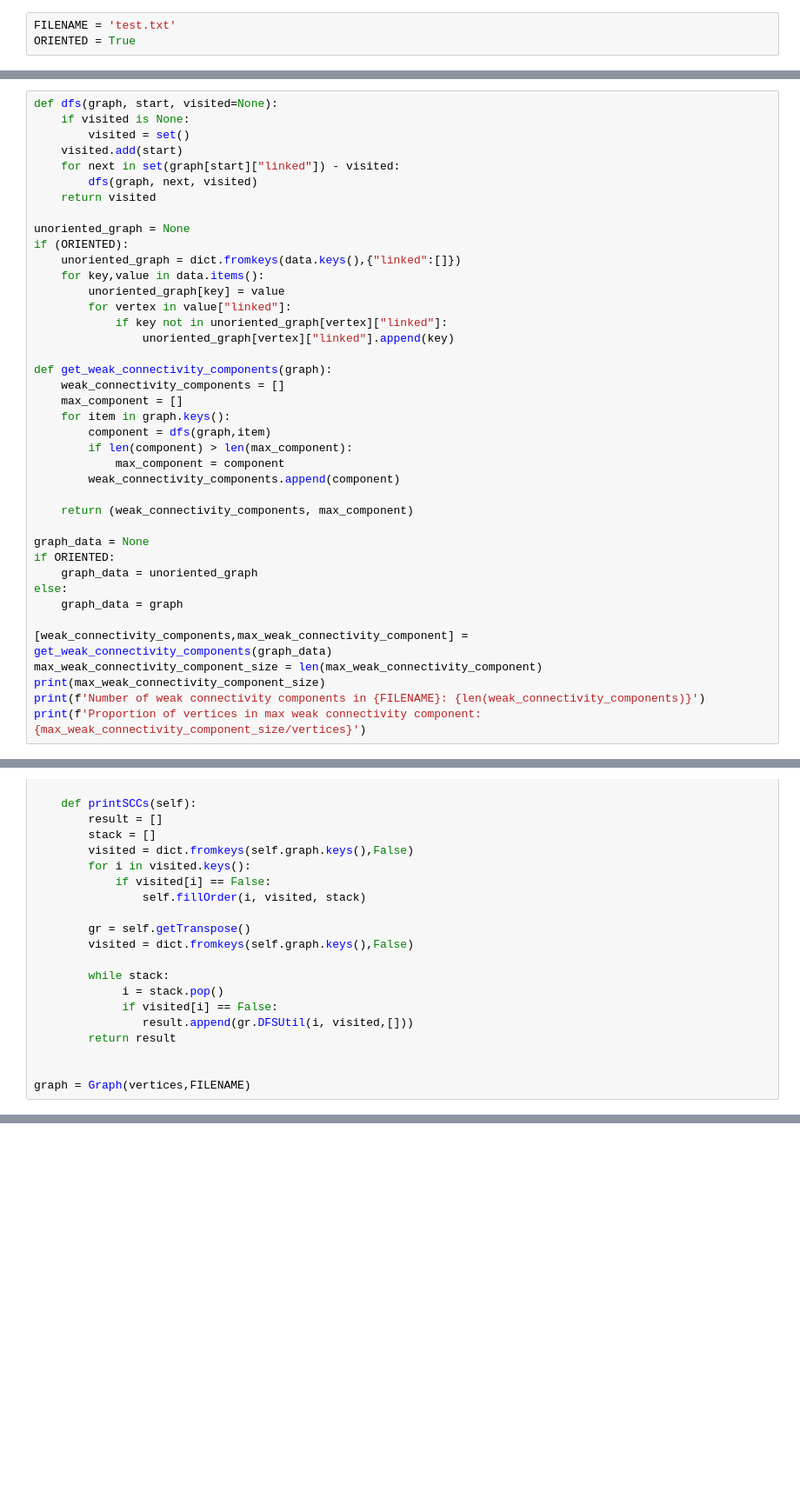
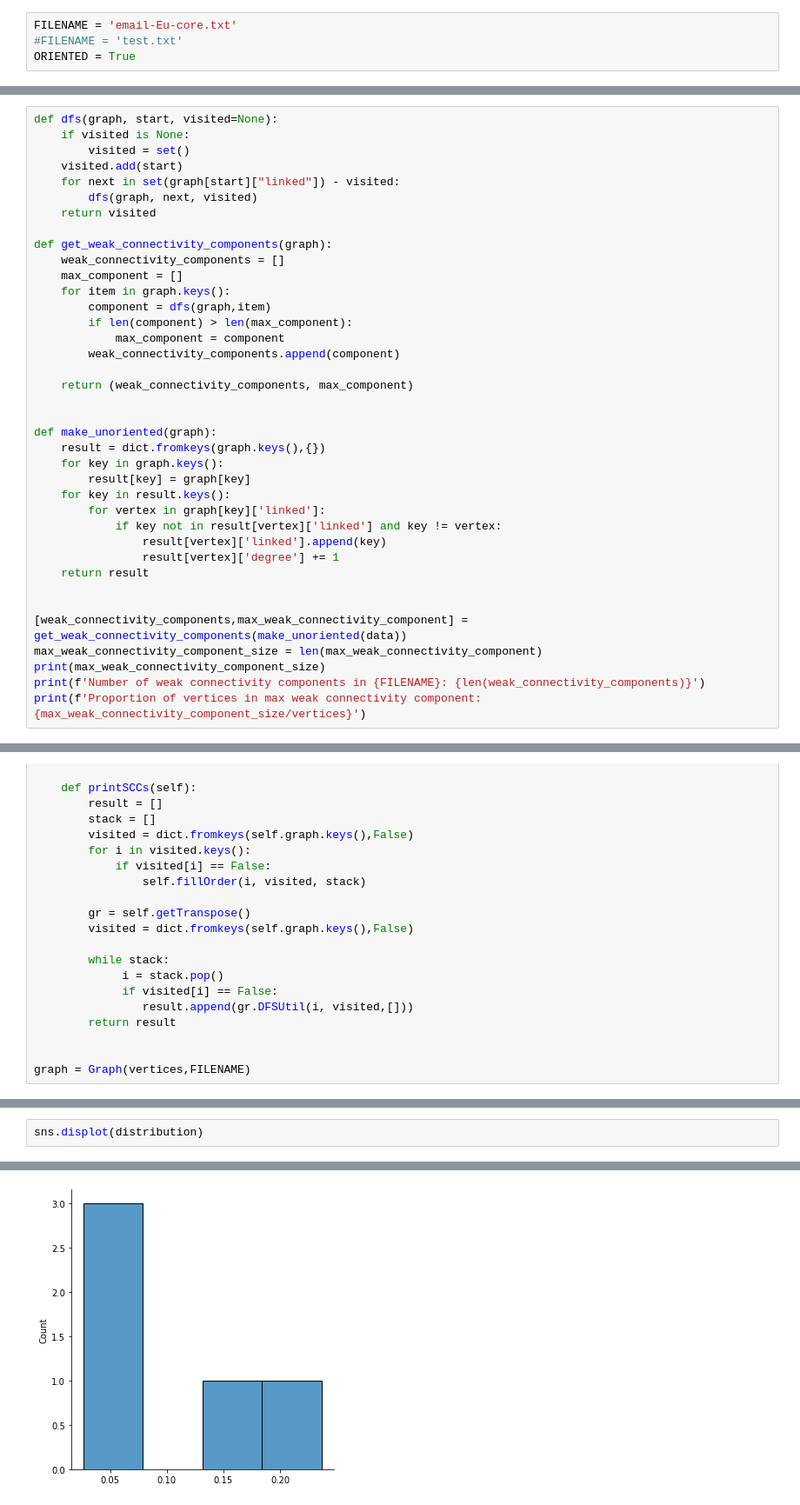
Before and after one commit to DaniilDDDDD/HugeNetworksAnalysis, a Jupyter notebook: connection_components.ipynb, the cells around one changed output, grey strips where cells are left out. Shown at 87% size. Drawn from its saved outputs; the diff is of its cells as text; blank space fills up the shorter version.

```diff
--- a/connection_components.ipynb
+++ b/connection_components.ipynb
@@ -138,5 +119,6 @@ Note: you may need to restart the kernel to use updated packages.
 # %%
-FILENAME = 'test.txt'
+FILENAME = 'email-Eu-core.txt'
+#FILENAME = 'test.txt'
 ORIENTED = True
 # %%
 data = parse(FILENAME, ORIENTED)
@@ -169,15 +158,6 @@ def dfs(graph, start, visited=None):
     for next in set(graph[start]["linked"]) - visited:
         dfs(graph, next, visited)
     return visited
-
-unoriented_graph = None
-if (ORIENTED):
-    unoriented_graph = dict.fromkeys(data.keys(),{"linked":[]})
-    for key,value in data.items():
-        unoriented_graph[key] = value
-        for vertex in value["linked"]:
-            if key not in unoriented_graph[vertex]["linked"]:
-                unoriented_graph[vertex]["linked"].append(key)
 
 def get_weak_connectivity_components(graph):
     weak_connectivity_components = []
@@ -190,13 +170,20 @@ def get_weak_connectivity_components(graph):
 
     return (weak_connectivity_components, max_component)
 
-graph_data = None
-if ORIENTED:
-    graph_data = unoriented_graph
-else:
-    graph_data = graph
 
-[weak_connectivity_components,max_weak_connectivity_component] = get_weak_connectivity_components(graph_data)
+def make_unoriented(graph):
+    result = dict.fromkeys(graph.keys(),{})
+    for key in graph.keys():
+        result[key] = graph[key]
+    for key in result.keys():
+        for vertex in graph[key]['linked']:
+            if key not in result[vertex]['linked'] and key != vertex:
+                result[vertex]['linked'].append(key)
+                result[vertex]['degree'] += 1
+    return result
+
+
+[weak_connectivity_components,max_weak_connectivity_component] = get_weak_connectivity_components(make_unoriented(data))
 max_weak_connectivity_component_size = len(max_weak_connectivity_component)
 print(max_weak_connectivity_component_size)
 print(f'Number of weak connectivity components in {FILENAME}: {len(weak_connectivity_components)}')
@@ -440,0 +470,3 @@ sns.displot(distribution, x="flipper_length_mm")
+# %%
+sns.displot(distribution)
+# %% [output]
@@ -440,0 +474 @@ sns.displot(distribution, x="flipper_length_mm")
+[figure, added]
```
Also changed, not shown: parts of 11 cells of this notebook.
